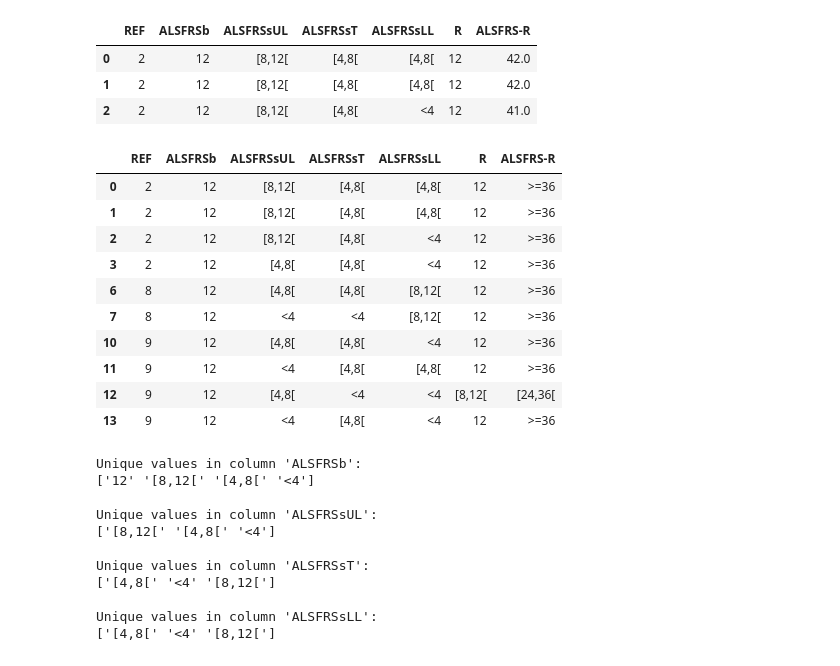
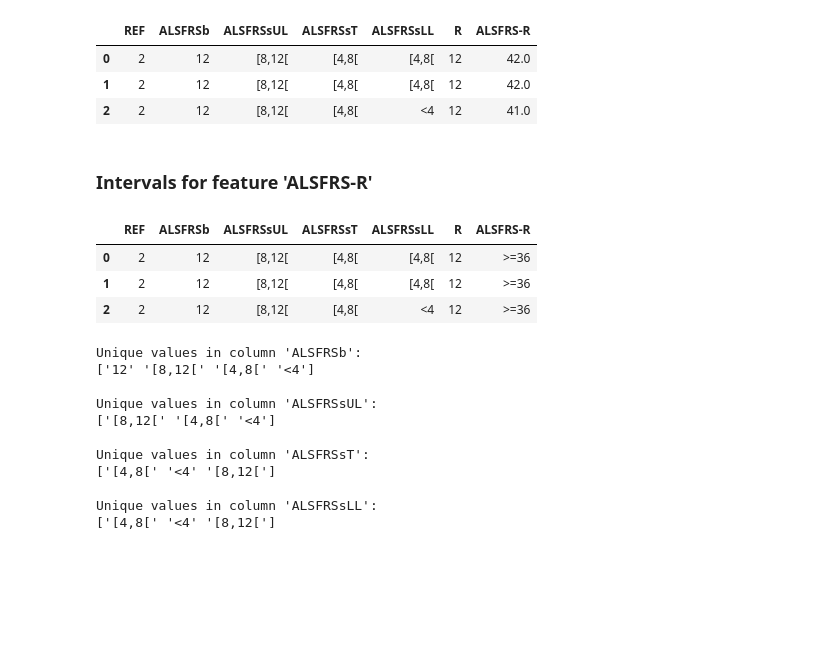
Before and after one commit to gabmeirinho/datamining, a Jupyter notebook: PD_202425_Project2.ipynb, the cells around one changed output. Saved outputs shown, nothing was run; the diff lists cells and outputs as text; code cells hidden in the pictures; blank space fills up the shorter version.

```diff
--- a/PD_202425_Project2.ipynb
+++ b/PD_202425_Project2.ipynb
@@ -193,6 +217,8 @@ temporal_df.head(3)
 | 0 | 2 | 12 | [8,12[ | [4,8[ | [4,8[ | 12 | 42.0 |
 | 1 | 2 | 12 | [8,12[ | [4,8[ | [4,8[ | 12 | 42.0 |
 | 2 | 2 | 12 | [8,12[ | [4,8[ | <4 | 12 | 41.0 |
+# %% [markdown]
+### Intervals for feature 'ALSFRS-R'
 # %%
 def alsfrs_r(val):
     if val < 12:
@@ -206,19 +232,12 @@ def alsfrs_r(val):
 # %%
 temporal_df['ALSFRS-R'] = temporal_df['ALSFRS-R'].apply(alsfrs_r)
 # %%
-temporal_df.head(10)
+temporal_df.head(3)
 # %% [output]
 |  | REF | ALSFRSb | ALSFRSsUL | ALSFRSsT | ALSFRSsLL | R | ALSFRS-R |
 | 0 | 2 | 12 | [8,12[ | [4,8[ | [4,8[ | 12 | >=36 |
 | 1 | 2 | 12 | [8,12[ | [4,8[ | [4,8[ | 12 | >=36 |
 | 2 | 2 | 12 | [8,12[ | [4,8[ | <4 | 12 | >=36 |
-| 3 | 2 | 12 | [4,8[ | [4,8[ | <4 | 12 | >=36 |
-| 6 | 8 | 12 | [4,8[ | [4,8[ | [8,12[ | 12 | >=36 |
-| 7 | 8 | 12 | <4 | <4 | [8,12[ | 12 | >=36 |
-| 10 | 9 | 12 | [4,8[ | [4,8[ | <4 | 12 | >=36 |
-| 11 | 9 | 12 | <4 | [4,8[ | [4,8[ | 12 | >=36 |
-| 12 | 9 | 12 | [4,8[ | <4 | <4 | [8,12[ | [24,36[ |
-| 13 | 9 | 12 | <4 | [4,8[ | <4 | 12 | >=36 |
 # %%
 #print the unique values in all columns except 'REF'
 for col in temporal_df.columns:
```
Also changed, not shown: parts of 75 cells of this notebook, 3 other files.
